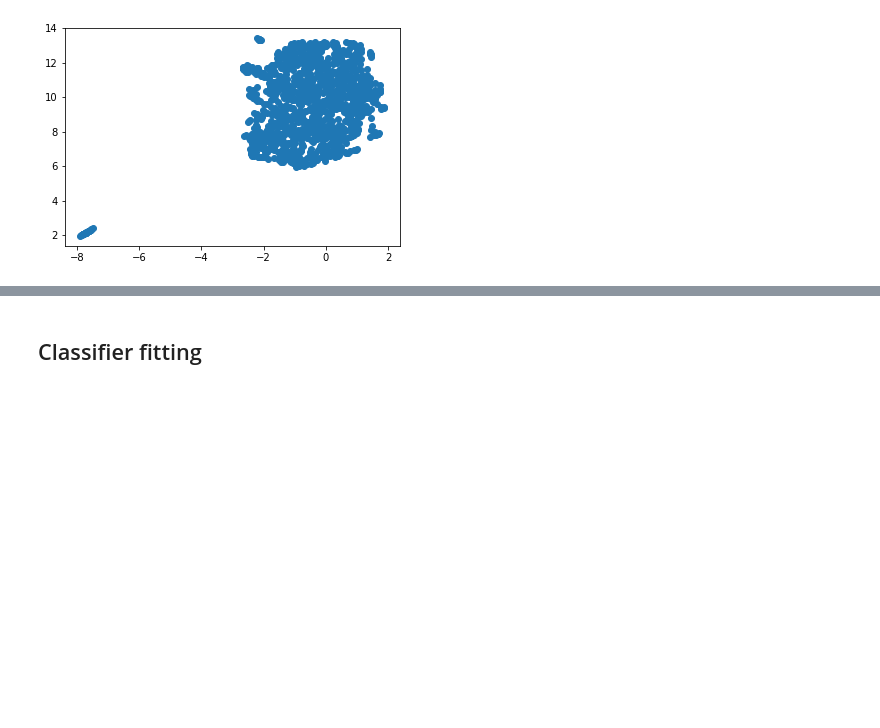
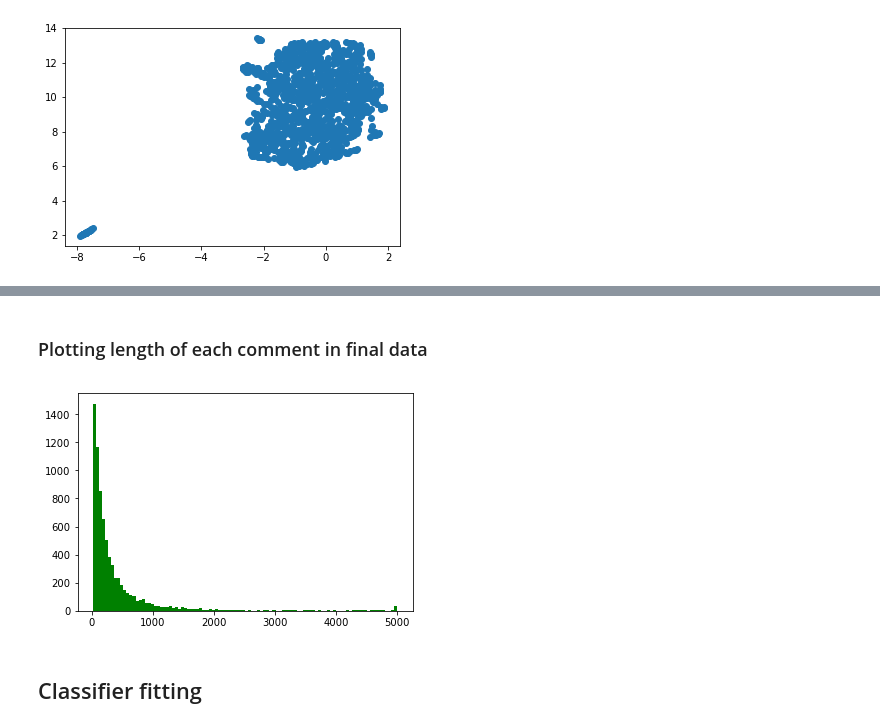
Before and after one commit to arunava-de/Deep-Learning, a Jupyter notebook: Toxicity Scoring.ipynb, the cells around one changed output, grey strips where cells are left out. Saved outputs shown, nothing was run; the diff lists cells and outputs as text; code cells hidden in the pictures; blank space fills up the shorter version.

```diff
--- a/Toxicity Scoring.ipynb
+++ b/Toxicity Scoring.ipynb
@@ -260,3 +275,10 @@ plt.show()
+# %% [markdown]
+### Plotting length of each comment in final data
+# %%
+plt.hist([len(x) for x in data['text']], bins=100, color='green')
+plt.show()
+# %% [output]
+[figure, added]
 # %% [markdown]
 ## Classifier fitting
 # %% [markdown]
```
Also changed, not shown: parts of 27 cells of this notebook.
